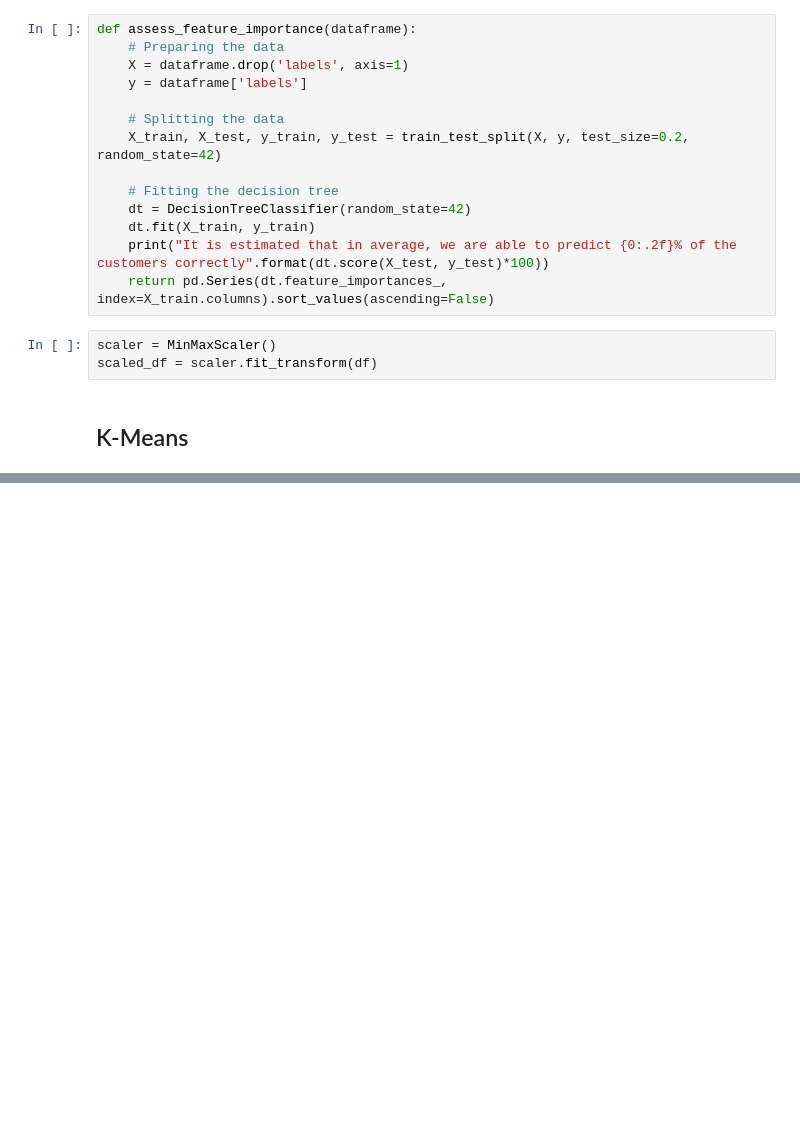
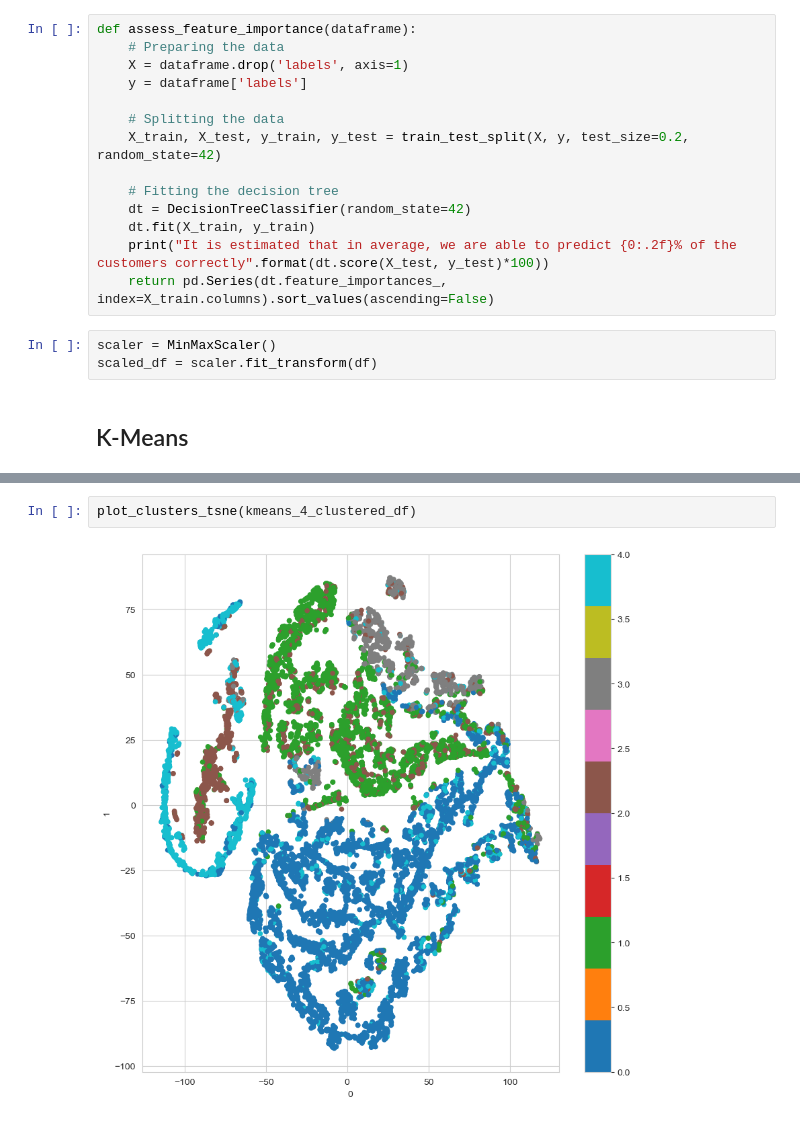
Before and after one commit to carlos-rodrigues75/MDSAA-NOVA-IMS, a Jupyter notebook: data_mining/project/DM2324_Group75_02.ipynb, the cells around one changed output, grey strips where cells are left out. Drawn from its saved outputs; the diff is of its cells as text; blank space fills up the shorter version.

```diff
--- a/data_mining/project/DM2324_Group75_02.ipynb
+++ b/data_mining/project/DM2324_Group75_02.ipynb
@@ -110,3 +110,7 @@ plot_clusters_umap(kmeans_4_clustered_df)
+# %%
+plot_clusters_tsne(kmeans_4_clustered_df)
+# %% [output]
+[figure, added]
 # %%
 cat_df_clusters = pd.concat([df_cat, kmeans_4_clustered_df['labels']], axis=1)
 cat_df_clusters.groupby('labels').sum()
```
Also changed, not shown: parts of 13 cells of this notebook, 4 other files.
